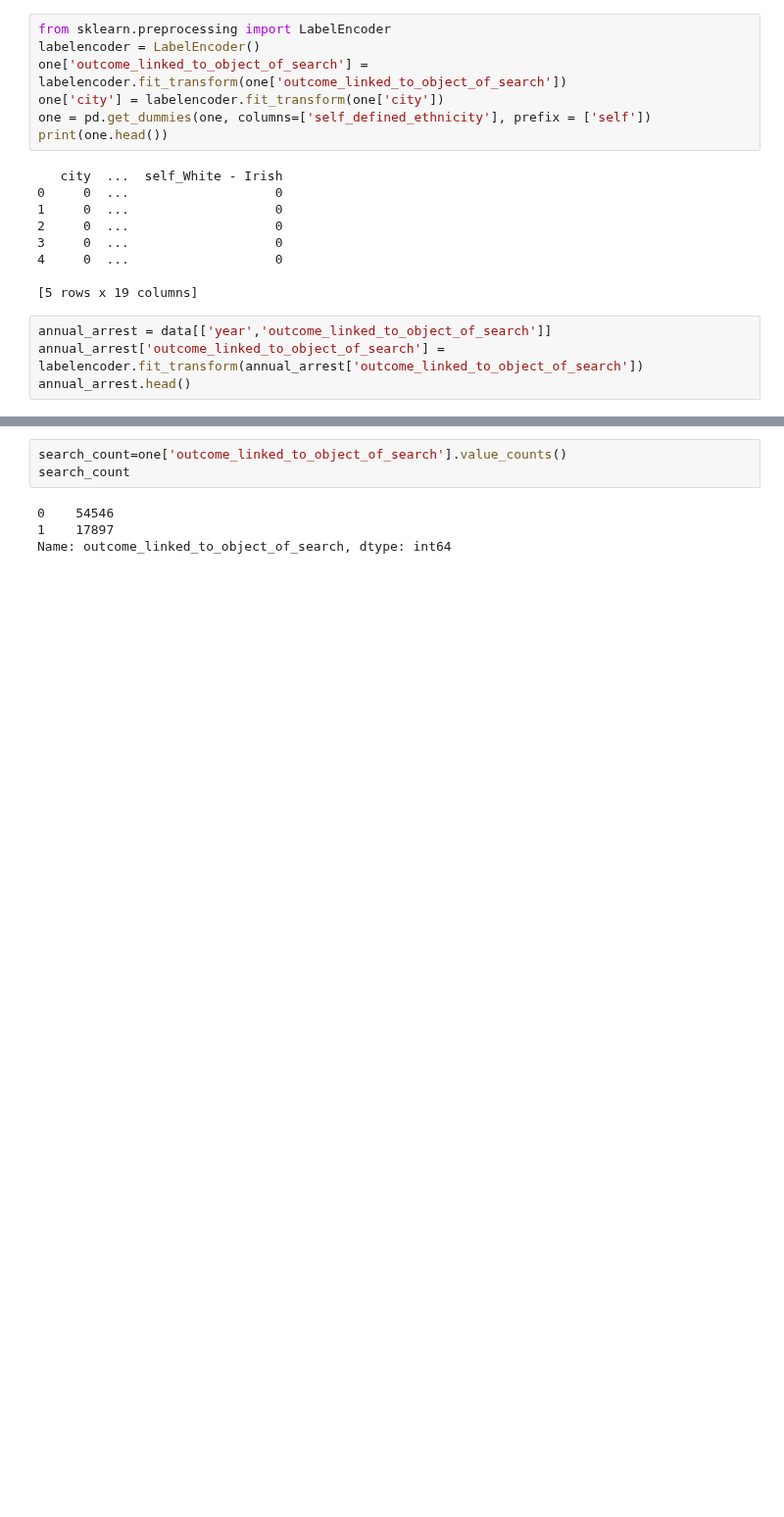
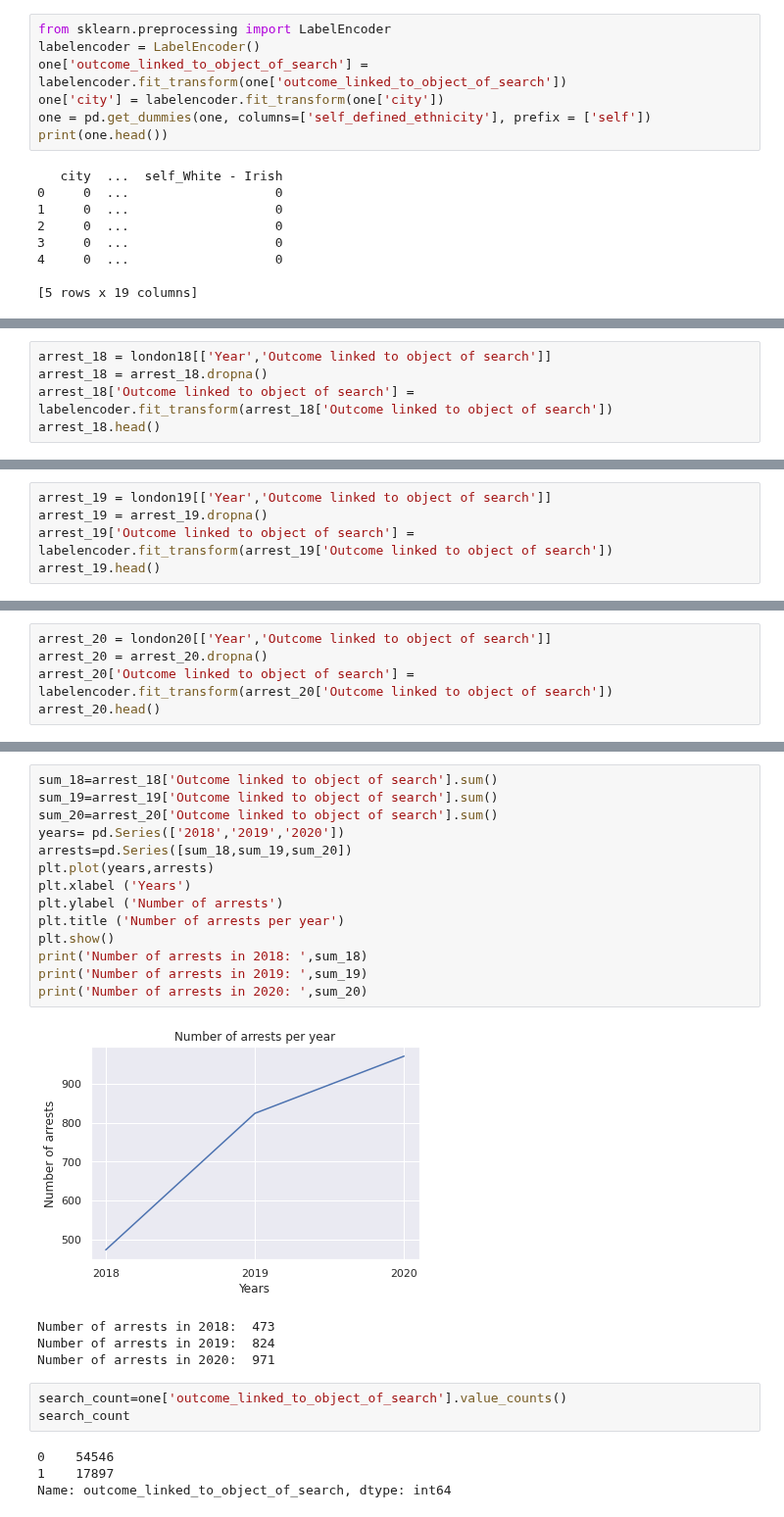
Before and after one commit to ah20776/CE888---Assignment, a Jupyter notebook: Ethnicity in UK Policing/newbias.ipynb, the cells around one changed output, grey strips where cells are left out. Shown at 98% size. Cells and saved outputs as stored; diff of their text form; blank space fills up the shorter version.

```diff
--- a/Ethnicity in UK Policing/newbias.ipynb
+++ b/Ethnicity in UK Policing/newbias.ipynb
@@ -485,7 +485,3 @@ print(one.head())
 4     0  ...                   0
 
 [5 rows x 19 columns]
-# %%
-annual_arrest = data[['year','outcome_linked_to_object_of_search']]
-annual_arrest['outcome_linked_to_object_of_search'] = labelencoder.fit_transform(annual_arrest['outcome_linked_to_object_of_search'])
-annual_arrest.head()
@@ -498,0 +488,5 @@ annual_arrest.head()
+# %%
+arrest_18 = london18[['Year','Outcome linked to object of search']]
+arrest_18 = arrest_18.dropna()
+arrest_18['Outcome linked to object of search'] = labelencoder.fit_transform(arrest_18['Outcome linked to object of search'])
+arrest_18.head()
@@ -498,0 +500,5 @@ annual_arrest.head()
+# %%
+arrest_19 = london19[['Year','Outcome linked to object of search']]
+arrest_19 = arrest_19.dropna()
+arrest_19['Outcome linked to object of search'] = labelencoder.fit_transform(arrest_19['Outcome linked to object of search'])
+arrest_19.head()
@@ -498,0 +512,5 @@ annual_arrest.head()
+# %%
+arrest_20 = london20[['Year','Outcome linked to object of search']]
+arrest_20 = arrest_20.dropna()
+arrest_20['Outcome linked to object of search'] = labelencoder.fit_transform(arrest_20['Outcome linked to object of search'])
+arrest_20.head()
@@ -499,3 +524,22 @@ annual_arrest.head()
+# %%
+sum_18=arrest_18['Outcome linked to object of search'].sum()
+sum_19=arrest_19['Outcome linked to object of search'].sum()
+sum_20=arrest_20['Outcome linked to object of search'].sum()
+years= pd.Series(['2018','2019','2020'])
+arrests=pd.Series([sum_18,sum_19,sum_20])
+plt.plot(years,arrests)
+plt.xlabel ('Years')
+plt.ylabel ('Number of arrests')
+plt.title ('Number of arrests per year')
+plt.show()
+print('Number of arrests in 2018: ',sum_18)
+print('Number of arrests in 2019: ',sum_19)
+print('Number of arrests in 2020: ',sum_20)
+# %% [output]
+[figure, added]
+Number of arrests in 2018:  473
+Number of arrests in 2019:  824
+Number of arrests in 2020:  971
 # %%
 search_count=one['outcome_linked_to_object_of_search'].value_counts()
 search_count
```
Also changed, not shown: parts of 4 cells of this notebook.
